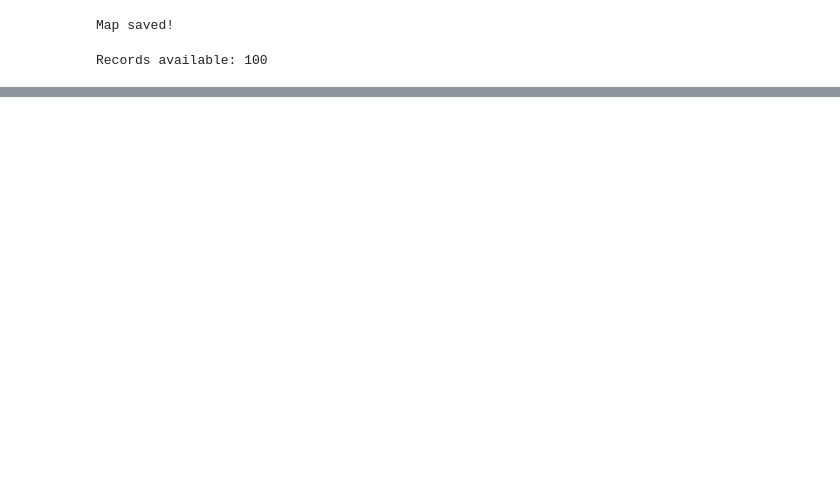
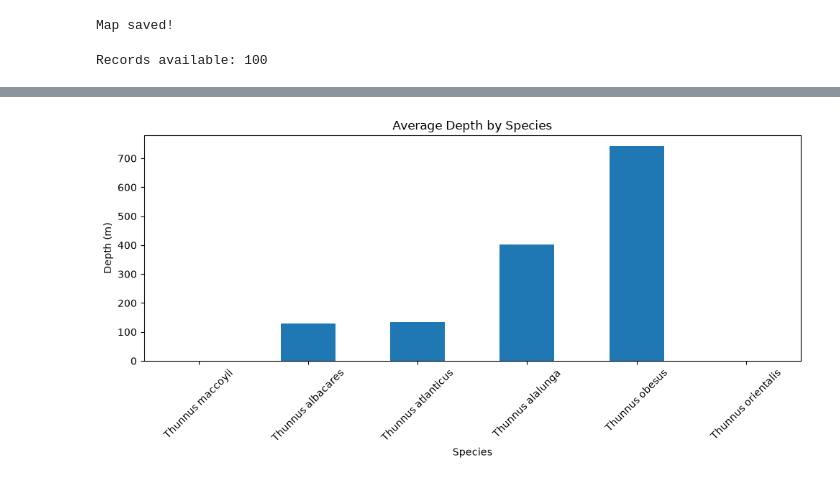
Before and after one commit to Bihan07/AI-Marine-Intelligence, a Jupyter notebook: notebooks/02_obis_map.ipynb, the cells around one changed output, grey strips where cells are left out. Drawn from its saved outputs; the diff is of its cells as text; code cells hidden in the pictures; blank space fills up the shorter version.

```diff
--- a/notebooks/02_obis_map.ipynb
+++ b/notebooks/02_obis_map.ipynb
@@ -112,0 +262,8 @@ m
+# %%
+species_depth = (
+    df.groupby("scientificName")["depth"]
+    .mean()
+    .sort_values()
+)
+
+species_depth
@@ -112,0 +279,14 @@ m
+# %%
+species_depth.plot(
+    kind="bar",
+    figsize=(10, 5)
+)
+
+plt.title("Average Depth by Species")
+plt.xlabel("Species")
+plt.ylabel("Depth (m)")
+plt.xticks(rotation=45)
+plt.tight_layout()
+plt.show()
+# %% [output]
+[figure, added]
```
Also changed, not shown: parts of 12 cells of this notebook, 2 other files.
